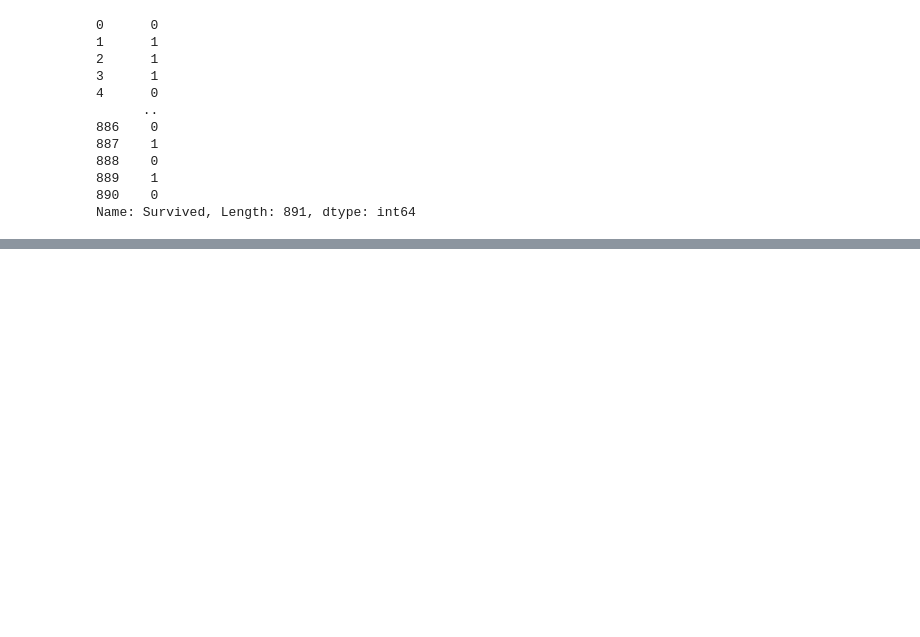
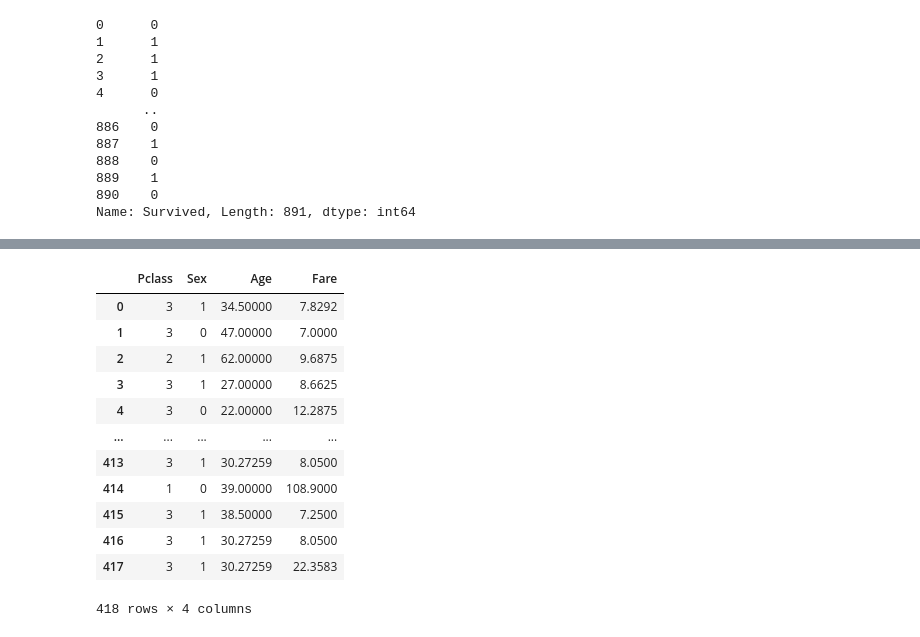
Before and after one commit to antonioIannotta/Kaggle-competition-Titanic---Machine-Learning-from-Disaster, a Jupyter notebook: Kaggle-Titanic.ipynb, the cells around one changed output, grey strips where cells are left out. Cells and saved outputs as stored; diff of their text form; code cells hidden in the pictures; blank space fills up the shorter version.

```diff
--- a/Kaggle-Titanic.ipynb
+++ b/Kaggle-Titanic.ipynb
@@ -68,0 +125,20 @@ X_train, X_test, y_train, y_test = train_test_split(X, y, random_state=42, test_
+# %%
+test['Age'] = test['Age'].fillna(test['Age'].mean())
+gender_data_test = labelEncoder.fit_transform(test['Sex'])
+test['Sex'] = gender_data_test
+test['Fare'] = test['Fare'].fillna(test['Fare'].mean())
+test
+# %% [output]
+|  | Pclass | Sex | Age | Fare |
+| 0 | 3 | 1 | 34.50000 | 7.8292 |
+| 1 | 3 | 0 | 47.00000 | 7.0000 |
+| 2 | 2 | 1 | 62.00000 | 9.6875 |
+| 3 | 3 | 1 | 27.00000 | 8.6625 |
+| 4 | 3 | 0 | 22.00000 | 12.2875 |
+| ... | ... | ... | ... | ... |
+| 413 | 3 | 1 | 30.27259 | 8.0500 |
+| 414 | 1 | 0 | 39.00000 | 108.9000 |
+| 415 | 3 | 1 | 38.50000 | 7.2500 |
+| 416 | 3 | 1 | 30.27259 | 8.0500 |
+| 417 | 3 | 1 | 30.27259 | 22.3583 |
+418 rows × 4 columns
```
Also changed, not shown: parts of 15 cells of this notebook, 1 other file.
